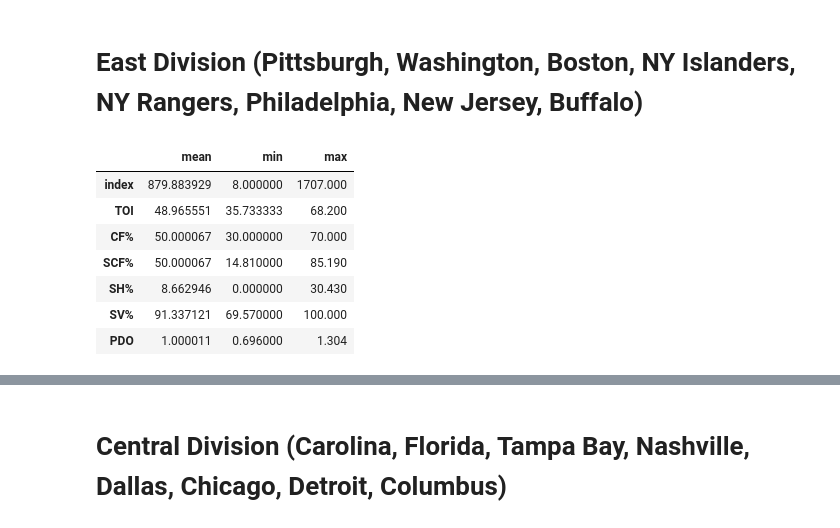
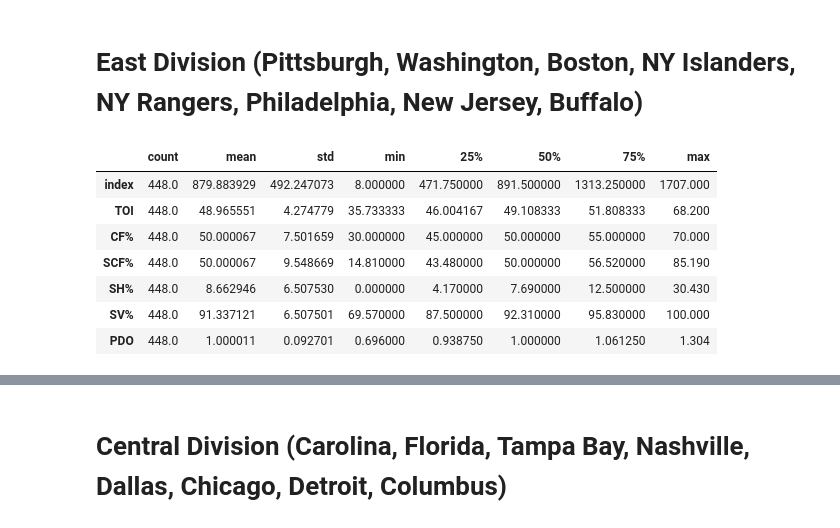
Before and after one commit to data301-2021-winter1/project-group23-project, a Jupyter notebook: notebooks/analysis2.ipynb, the cells around one changed output, grey strips where cells are left out. Drawn from its saved outputs; the diff is of its cells as text; code cells hidden in the pictures.

```diff
--- a/notebooks/analysis2.ipynb
+++ b/notebooks/analysis2.ipynb
@@ -126,17 +114,17 @@ Name: Team, dtype: int64
 # %%
 eastdiv1 = df.drop(data[data.Team.isin(["Arizona Coyotes", "Carolina Hurricanes", "Columbus Blue Jackets", "Calgary Flames", "Chicago Blackhawks", "Colorado Avalanche",
                                        "Dallas Stars", "Detroit Red Wings", "Florida Panthers", "Los Angeles Kings", "Minnesota Wild", "Nashville Predators", "San Jose Sharks",
                                        "Tampa Bay Lightning", "St Louis Blues", "Vegas Golden Knights", "Edmonton Oilers", "Montreal Canadiens","Ottawa Senators",
                                        "Toronto Maple Leafs", "Winnipeg Jets", "Anaheim Ducks", "Vancouver Canucks"])].index)
 eastdiv = eastdiv1.reset_index()
-eastdiv.describe().T[['mean', 'min', 'max']]
+eastdiv.describe().T#[['mean', 'min', 'max']]
 # %% [output]
-|  | mean | min | max |
-| index | 879.883929 | 8.000000 | 1707.000 |
-| TOI | 48.965551 | 35.733333 | 68.200 |
-| CF% | 50.000067 | 30.000000 | 70.000 |
-| SCF% | 50.000067 | 14.810000 | 85.190 |
-| SH% | 8.662946 | 0.000000 | 30.430 |
-| SV% | 91.337121 | 69.570000 | 100.000 |
-| PDO | 1.000011 | 0.696000 | 1.304 |
+|  | count | mean | std | min | 25% | 50% | 75% | max |
+| index | 448.0 | 879.883929 | 492.247073 | 8.000000 | 471.750000 | 891.500000 | 1313.250000 | 1707.000 |
+| TOI | 448.0 | 48.965551 | 4.274779 | 35.733333 | 46.004167 | 49.108333 | 51.808333 | 68.200 |
+| CF% | 448.0 | 50.000067 | 7.501659 | 30.000000 | 45.000000 | 50.000000 | 55.000000 | 70.000 |
+| SCF% | 448.0 | 50.000067 | 9.548669 | 14.810000 | 43.480000 | 50.000000 | 56.520000 | 85.190 |
+| SH% | 448.0 | 8.662946 | 6.507530 | 0.000000 | 4.170000 | 7.690000 | 12.500000 | 30.430 |
+| SV% | 448.0 | 91.337121 | 6.507501 | 69.570000 | 87.500000 | 92.310000 | 95.830000 | 100.000 |
+| PDO | 448.0 | 1.000011 | 0.092701 | 0.696000 | 0.938750 | 1.000000 | 1.061250 | 1.304 |
 # %%
```
Also changed, not shown: parts of 8 cells of this notebook, 1 other file.
